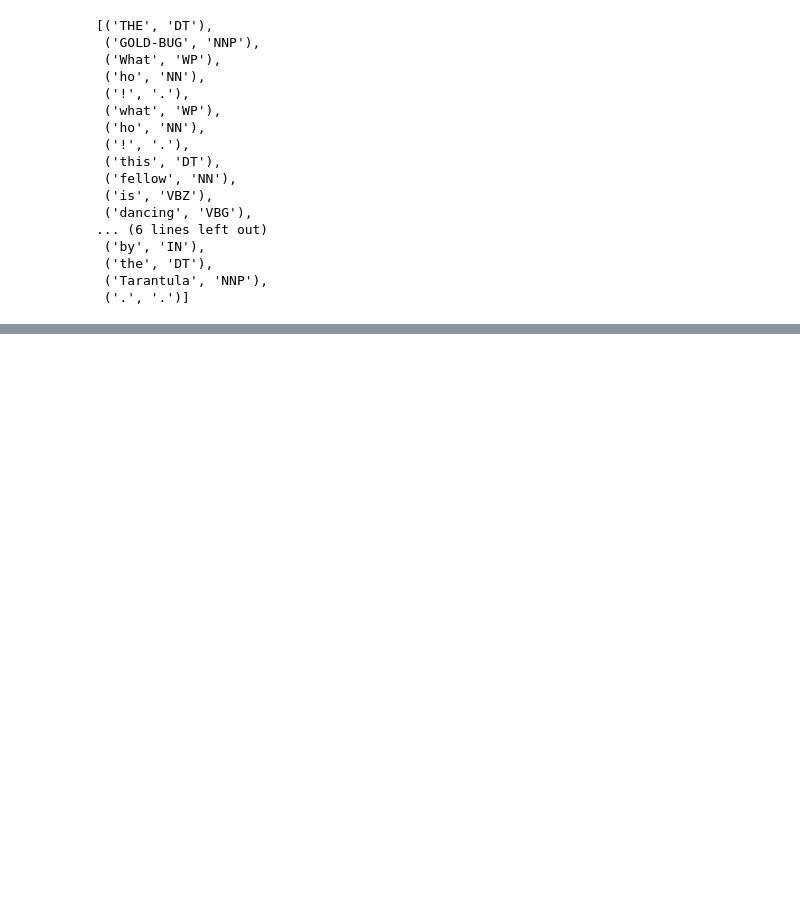
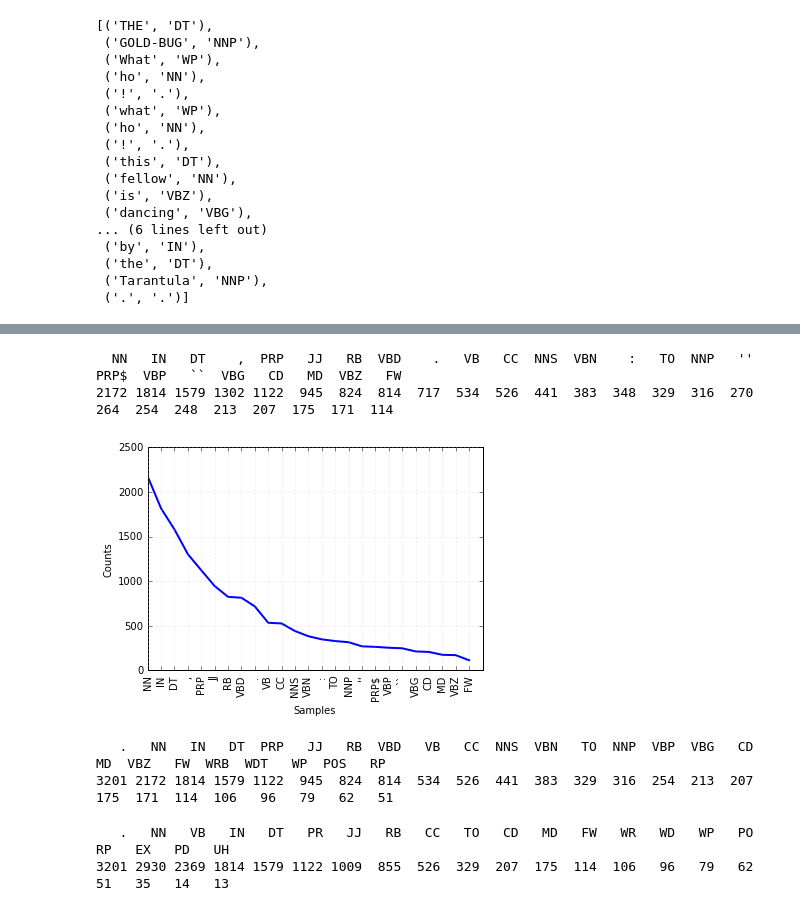
Before and after one commit to broomgrass/My-ALTA-Tutorials, a Jupyter notebook: PartsofSpeech.ipynb, the cells around one changed output, grey strips where cells are left out. Drawn from its saved outputs; the diff is of its cells as text; code cells hidden in the pictures; blank space fills up the shorter version.

```diff
--- a/PartsofSpeech.ipynb
+++ b/PartsofSpeech.ipynb
@@ -42,0 +59,23 @@ goldBugAdjectivesFreqs.plot(20)
+# %%
+%matplotlib inline
+goldBugTags = [pos for word, pos in goldBugTagged] # replacing each word with a pos
+goldBugTagsFreqs = nltk.FreqDist(goldBugTags)
+goldBugTagsFreqs.tabulate(25)
+goldBugTagsFreqs.plot(25)
+# %% [output]
+  NN   IN   DT    ,  PRP   JJ   RB  VBD    .   VB   CC  NNS  VBN    :   TO  NNP   '' PRP$  VBP   ``  VBG   CD   MD  VBZ   FW
+2172 1814 1579 1302 1122  945  824  814  717  534  526  441  383  348  329  316  270  264  254  248  213  207  175  171  114
+[figure, added]
+# %%
+goldBugTagsNormalizedPunctuation = [pos if pos.isalpha() else "." for pos in goldBugTags]
+nltk.FreqDist(goldBugTagsNormalizedPunctuation).tabulate(25)
+# %% [output]
+   .   NN   IN   DT  PRP   JJ   RB  VBD   VB   CC  NNS  VBN   TO  NNP  VBP  VBG   CD   MD  VBZ   FW  WRB  WDT   WP  POS   RP
+3201 2172 1814 1579 1122  945  824  814  534  526  441  383  329  316  254  213  207  175  171  114  106   96   79   62   51
+# %%
+goldBugTagsNormalized = [pos[0:2] if pos.isalpha() else "." for pos in goldBugTags]
+goldBugTagsNormalizedFreqs = nltk.FreqDist(goldBugTagsNormalized)
+goldBugTagsNormalizedFreqs.tabulate(25)
+# %% [output]
+   .   NN   VB   IN   DT   PR   JJ   RB   CC   TO   CD   MD   FW   WR   WD   WP   PO   RP   EX   PD   UH
+3201 2930 2369 1814 1579 1122 1009  855  526  329  207  175  114  106   96   79   62   51   35   14   13
```
Also changed, not shown: parts of 29 cells of this notebook.
